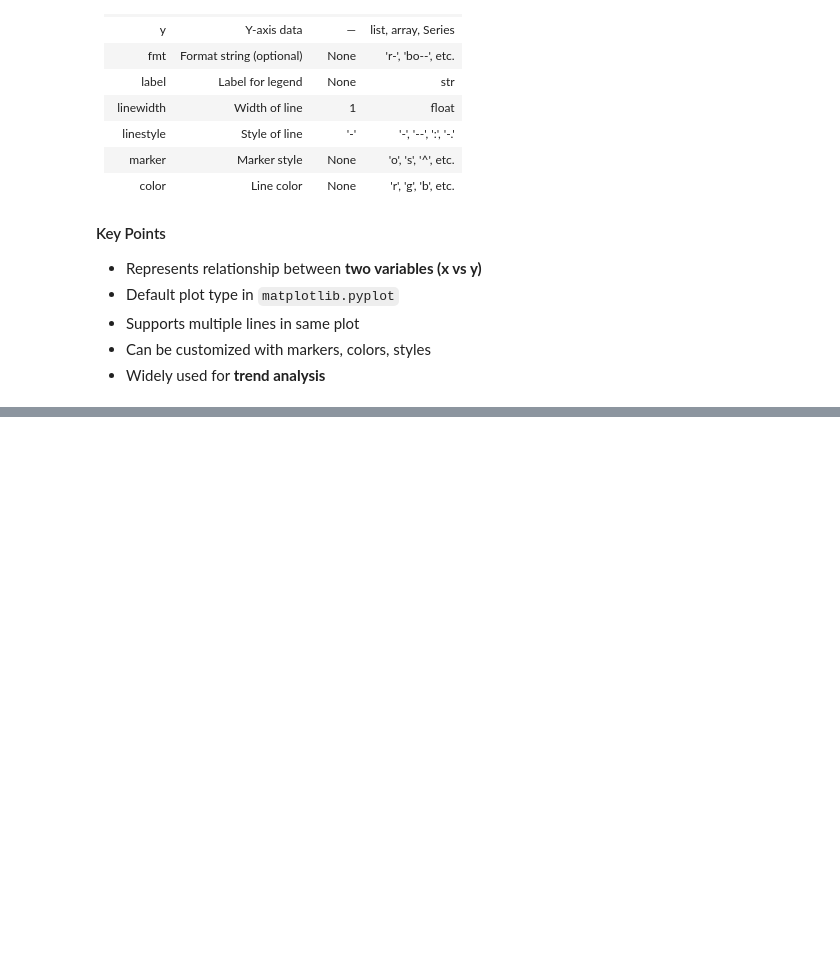
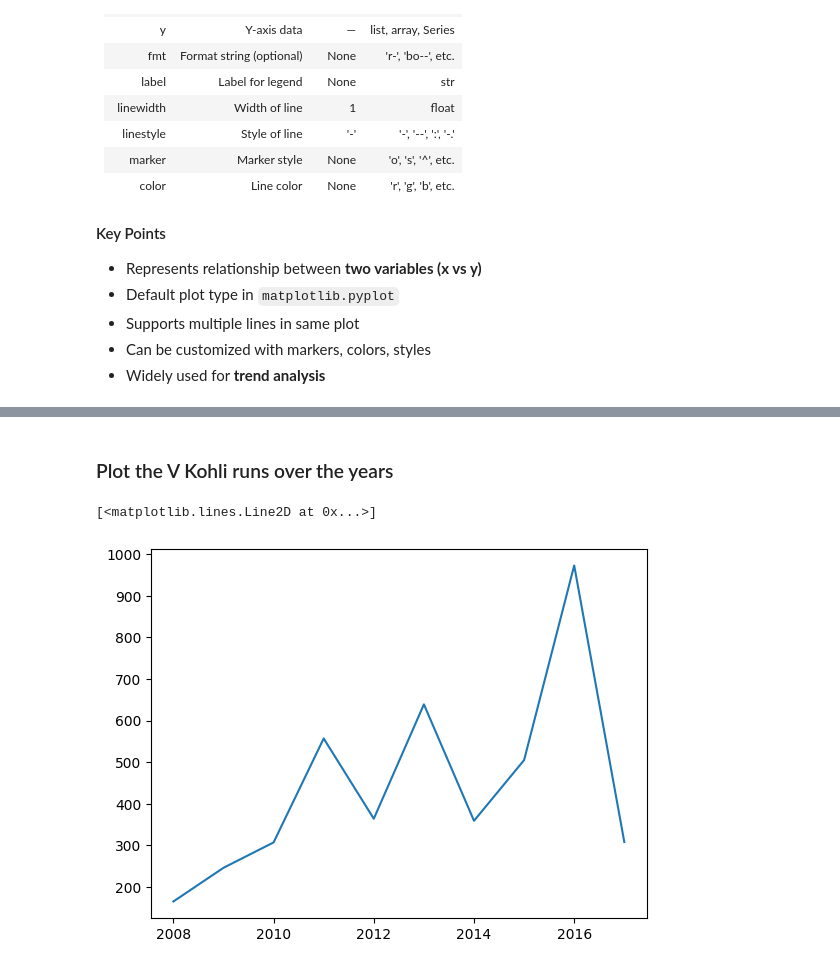
Before and after one commit to Abhishek6706/Fundamentals, a Jupyter notebook: matplotlib/basic.ipynb, the cells around one changed output, grey strips where cells are left out. Drawn from its saved outputs; the diff is of its cells as text; code cells hidden in the pictures; blank space fills up the shorter version.

Commit message:
added basic of matplotlib

```diff
--- a/matplotlib/basic.ipynb
+++ b/matplotlib/basic.ipynb
@@ -36,0 +39,2 @@ It is used to plot a **line graph between two variables (x and y)** in 2D space.
+# %%
+sharma_kohli_df = pd.read_csv('sharma-kohli.csv')
@@ -36,0 +129,7 @@ It is used to plot a **line graph between two variables (x and y)** in 2D space.
+# %% [markdown]
+### Plot the V Kohli runs over the years
+# %%
+plt.plot(sharma_kohli_df['index'], sharma_kohli_df['V Kohli'])
+# %% [output]
+[<matplotlib.lines.Line2D at 0x...>]
+[figure, added]
```
Also changed, not shown: parts of 45 cells of this notebook, 1 other file.
